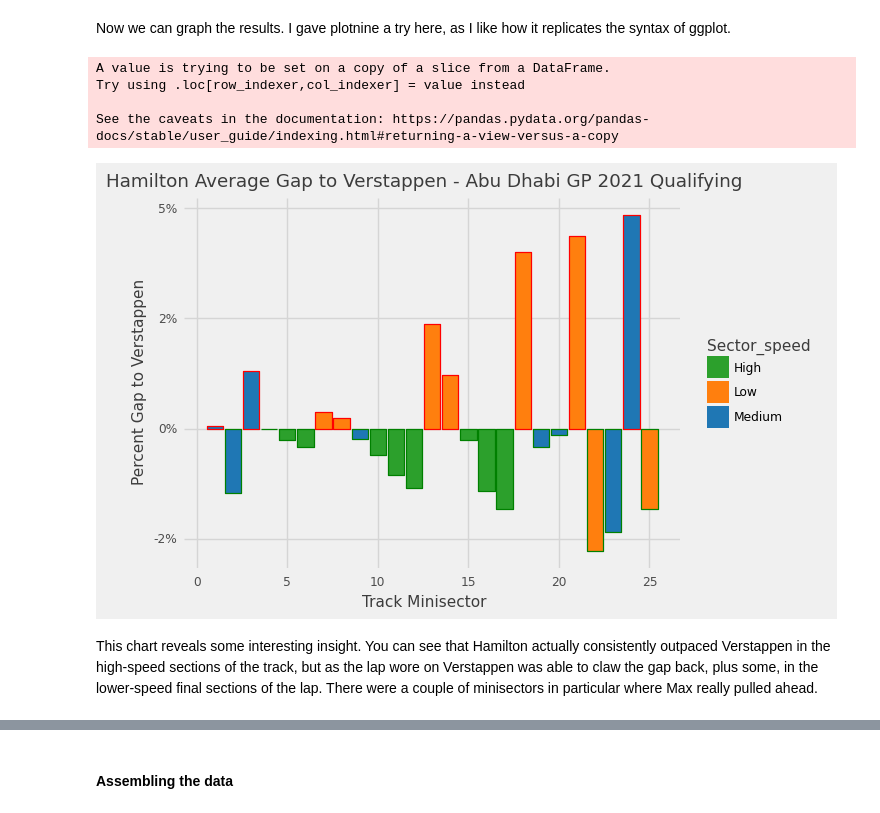
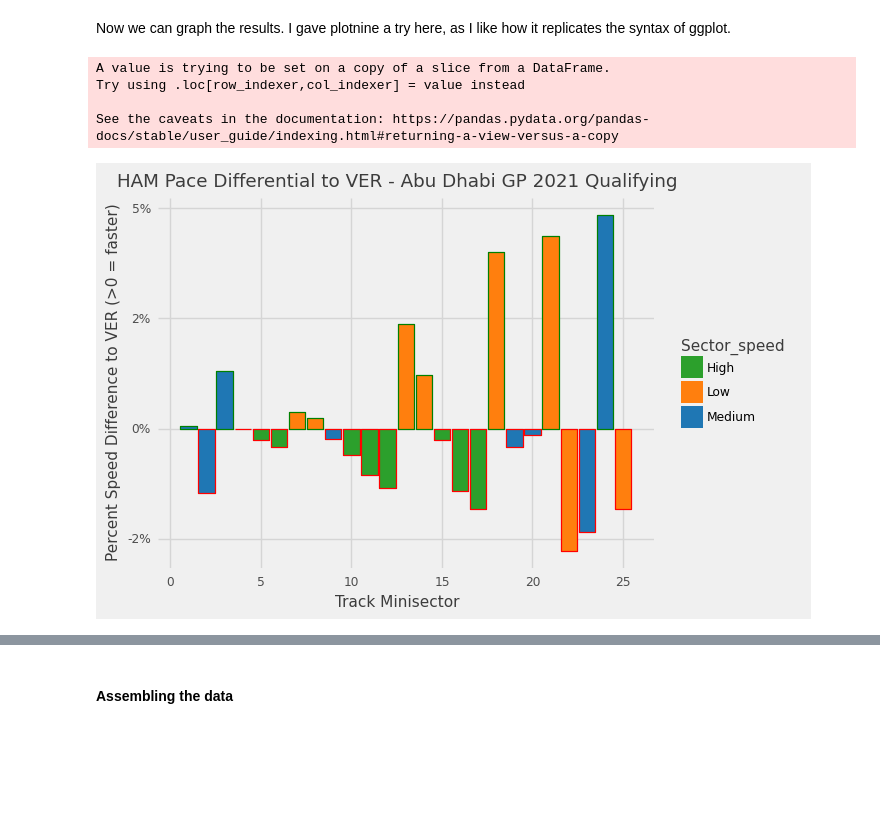
Before and after one commit to jackhopper/F1-Analysis, a Jupyter notebook: f1_qualifying_analysis.ipynb, the cells around one changed output, grey strips where cells are left out. Saved outputs shown, nothing was run; the diff lists cells and outputs as text; code cells hidden in the pictures; blank space fills up the shorter version.

```diff
--- a/f1_qualifying_analysis.ipynb
+++ b/f1_qualifying_analysis.ipynb
@@ -138,26 +136,24 @@ Now we can graph the results. I gave plotnine a try here, as I like how it repli
 # %%
 from plotnine import ggplot, coord_flip, aes, facet_wrap, geom_col, theme_538, scale_fill_manual, labs, ggtitle, guides, scale_y_continuous, scale_color_manual
 #Create a dataset focusing on Hamilton
 ham_gap = average_speed[average_speed['Driver']=='HAM']
 #And add an indicator for if he was faster than Verstappen in this minisector
 ham_gap['faster'] = ham_gap['gap'].apply(lambda x: 'true' if x <= 0 else 'false')
 
 a = (ggplot(ham_gap)
      + geom_col(aes(x="Minisector", y = "gap", fill = "Sector_speed", color = 'faster'))
      + theme_538()
-     + labs(x='Track Minisector', y = 'Percent Gap to Verstappen')
-     + ggtitle('Hamilton Average Gap to Verstappen - Abu Dhabi GP 2021 Qualifying')
+     + labs(x='Track Minisector', y = 'Percent Speed Difference to VER (>0 = faster)')
+     + ggtitle('HAM Pace Differential to VER - Abu Dhabi GP 2021 Qualifying')
      + guides(color = False, size = False)
      + scale_y_continuous(labels=lambda l: ["%d%%" % (v * 100) for v in l])
-     + scale_color_manual(values = ['red', 'green'])
+     + scale_color_manual(values = ['green', 'red'])
      + scale_fill_manual(values = ['tab:green', 'tab:orange', 'tab:blue'])
 )
 print(a)
 # %% [output]
 A value is trying to be set on a copy of a slice from a DataFrame.
 Try using .loc[row_indexer,col_indexer] = value instead
 
 See the caveats in the documentation: https://pandas.pydata.org/pandas-docs/stable/user_guide/indexing.html#returning-a-view-versus-a-copy
-[figure, old version]
+[figure, new version]
-# %% [markdown]
-This chart reveals some interesting insight. You can see that Hamilton actually consistently outpaced Verstappen in the high-speed sections of the track, but as the lap wore on Verstappen was able to claw the gap back, plus some, in the lower-speed final sections of the lap. There were a couple of minisectors in particular where Max really pulled ahead.
```
Also changed, not shown: parts of 5 cells of this notebook, 1 other file.
